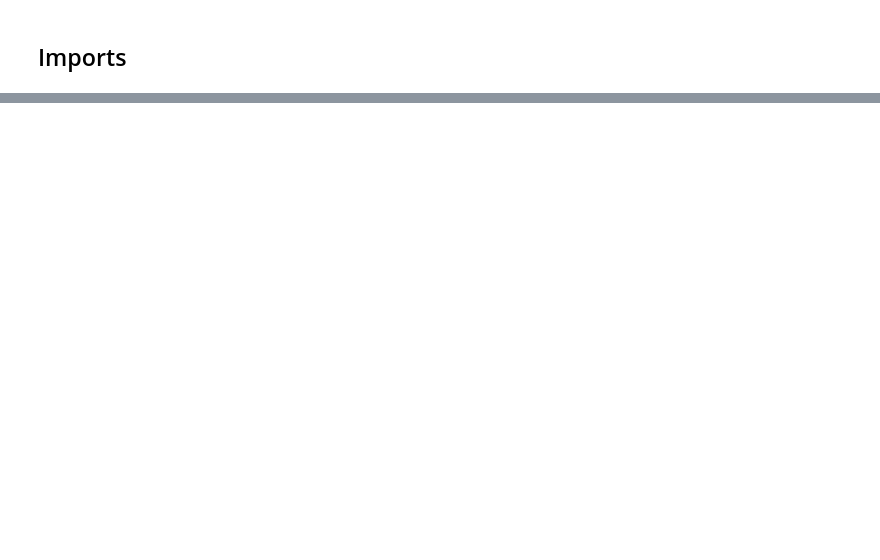
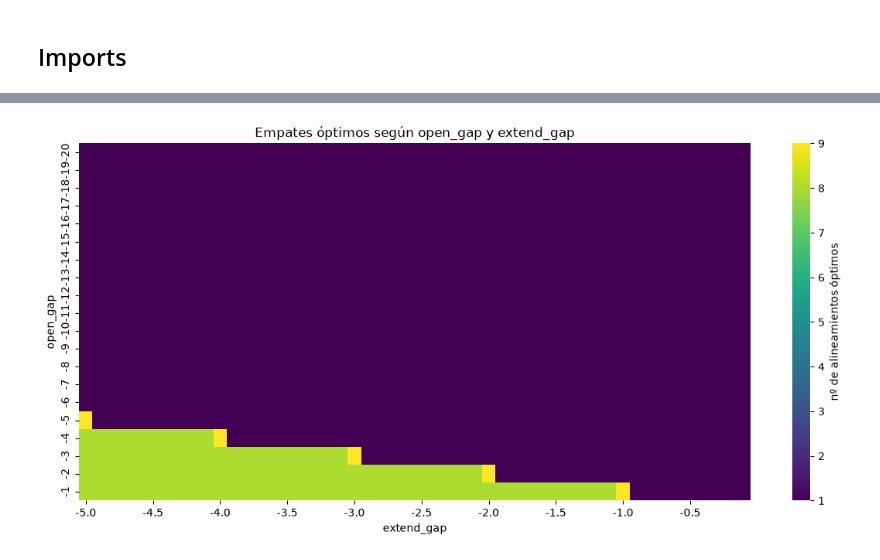
Before and after one commit to ArtHead-Devs/Practica-3-Hoja-Ejercicios, a Jupyter notebook: ejercicios.ipynb, the cells around one changed output, grey strips where cells are left out. Saved outputs shown, nothing was run; the diff lists cells and outputs as text; code cells hidden in the pictures; blank space fills up the shorter version.

```diff
--- a/ejercicios.ipynb
+++ b/ejercicios.ipynb
@@ -34,0 +46,10 @@ Cargar un archivo FASTA con 5 secuencias de la misma proteína (ej. Humano, Chim
+# %%
+seq_sana = "GCATGCATGCATGC"
+seq_paciente = "GCATGCGC"
+
+valores_open = list(range(-1, -21, -1))
+valores_extend = [round(-0.1 * i, 1) for i in range(1, 51)]
+
+print(f"open_gap: de {valores_open[0]} a {valores_open[-1]} ({len(valores_open)} valores)")
+print(f"extend_gap: de {valores_extend[0]} a {valores_extend[-1]} ({len(valores_extend)} valores)")
+print(f"Combinaciones: {len(valores_open) * len(valores_extend)}")
@@ -34,0 +68,24 @@ Cargar un archivo FASTA con 5 secuencias de la misma proteína (ej. Humano, Chim
+# %%
+filas = []
+
+for open_gap in valores_open:
+    for extend_gap in valores_extend:
+        alineador = PairwiseAligner()
+        alineador.mode = "global"
+        alineador.match_score = 5
+        alineador.mismatch_score = -4
+        alineador.open_gap_score = open_gap
+        alineador.extend_gap_score = extend_gap
+
+        alineamientos = alineador.align(seq_sana, seq_paciente)
+
+        filas.append({
+            "open_gap": open_gap,
+            "extend_gap": extend_gap,
+            "algoritmo": alineador.algorithm,
+            "score": alineamientos.score,
+            "n_empates": len(alineamientos),
+        })
+
+df = pd.DataFrame(filas)
+df.head()
@@ -34,0 +102,11 @@ Cargar un archivo FASTA con 5 secuencias de la misma proteína (ej. Humano, Chim
+# %%
+tabla = df.pivot(index="open_gap", columns="extend_gap", values="n_empates")
+
+plt.figure(figsize=(14, 6))
+sns.heatmap(tabla, cmap="viridis", xticklabels=5, cbar_kws={"label": "nº de alineamientos óptimos"})
+plt.title("Empates óptimos según open_gap y extend_gap")
+plt.xlabel("extend_gap")
+plt.ylabel("open_gap")
+plt.show()
+# %% [output]
+[figure, added]
```
Also changed, not shown: parts of 33 cells of this notebook, 2 other files.
